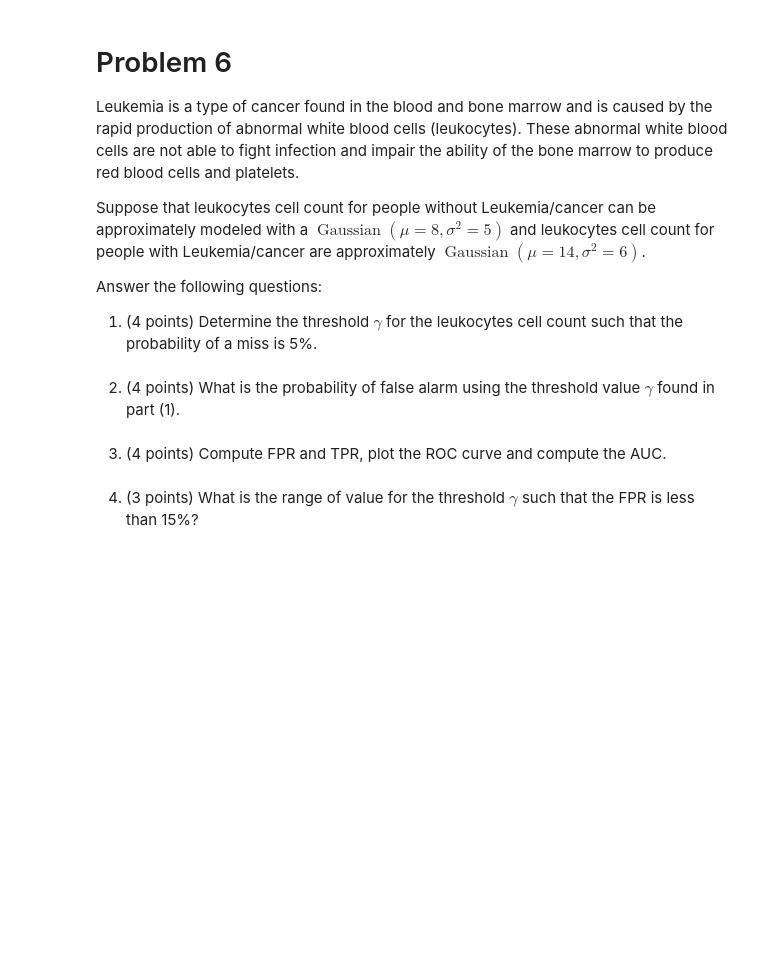
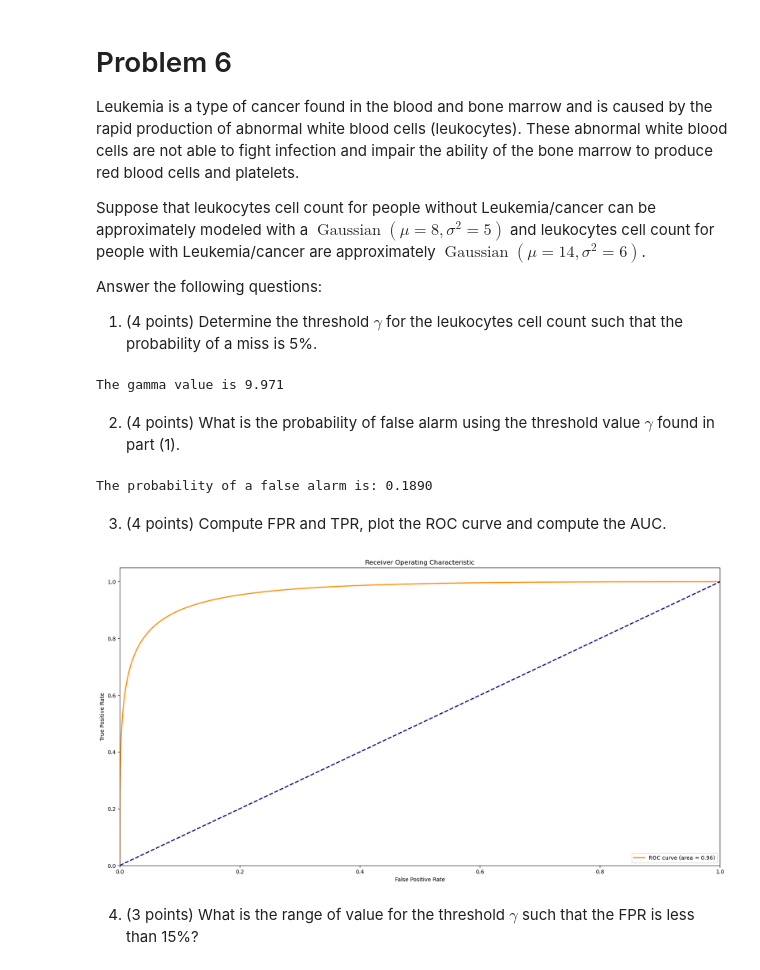
Before and after one commit to colerottenberg/Homework5, a Jupyter notebook: Homework 5 Part 2.ipynb, the cells around one changed output. Drawn from its saved outputs; the diff is of its cells as text; code cells hidden in the pictures; blank space fills up the shorter version.

```diff
--- a/Homework 5 Part 2.ipynb
+++ b/Homework 5 Part 2.ipynb
@@ -28,10 +65,56 @@ Suppose that leukocytes cell count for people without Leukemia/cancer can be app
 Answer the following questions:
 
 1. (4 points) Determine the threshold $\gamma$ for the leukocytes cell count such that the probability of a miss is 5%.
+# %%
+nl_mean = 8
+nl_var = 5
+
+no_leuk = stats.norm(nl_mean, np.sqrt(nl_var))
+
+l_mean = 14
+l_var = 6
+
+leuk = stats.norm(l_mean, np.sqrt(l_var))
+
+leuk_ci = leuk.interval(0.95)
+miss_prob = 0.05
+
+gamma = leuk.ppf(miss_prob)
+print(f'The gamma value is {gamma:.3f}')
+# %% [output]
+The gamma value is 9.971
 # %% [markdown]
 2. (4 points) What is the probability of false alarm using the threshold value $\gamma$ found in part (1).
+# %%
+prob_false_alarm = 1 - no_leuk.cdf(gamma)
+print(f"The probability of a false alarm is: {prob_false_alarm:.4f}")
+# %% [output]
+The probability of a false alarm is: 0.1890
 # %% [markdown]
 3. (4 points) Compute FPR and TPR, plot the ROC curve and compute the AUC.
+# %%
+from sklearn.metrics import roc_curve, auc
+th = np.linspace(0, 20, 1000)
+
+FPR = [1 - no_leuk.cdf(gamma) for gamma in th]
+TPR = [1 - leuk.cdf(gamma) for gamma in th]
+
+roc_auc = auc(FPR, TPR)
+
+# Plotting the ROC curve
+
+plt.figure(figsize=(20, 10))
+plt.plot(FPR, TPR, color='darkorange', lw=2, label='ROC curve (area = %0.2f)' % roc_auc)
+plt.plot([0, 1], [0, 1], color='navy', lw=2, linestyle='--')
+plt.xlim([0.0, 1.0])
+plt.ylim([0.0, 1.05])
+plt.xlabel('False Positive Rate')
+plt.ylabel('True Positive Rate')
+plt.title('Receiver Operating Characteristic')
+plt.legend(loc='lower right')
+plt.show()
+# %% [output]
+[figure, added]
 # %% [markdown]
 4. (3 points) What is the range of value for the threshold $\gamma$ such that the FPR is less than 15%?
 # %% [markdown]
```
Also changed, not shown: parts of 2 cells of this notebook.
